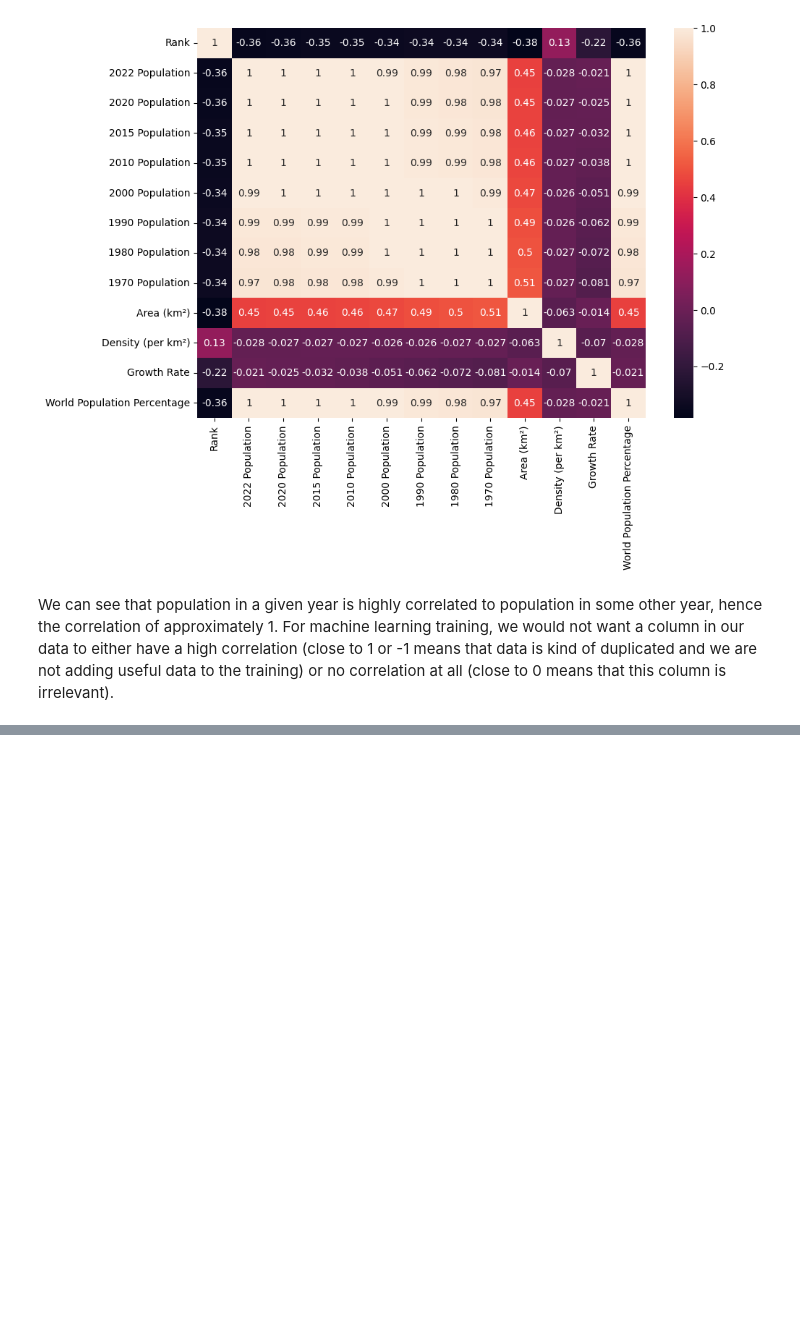
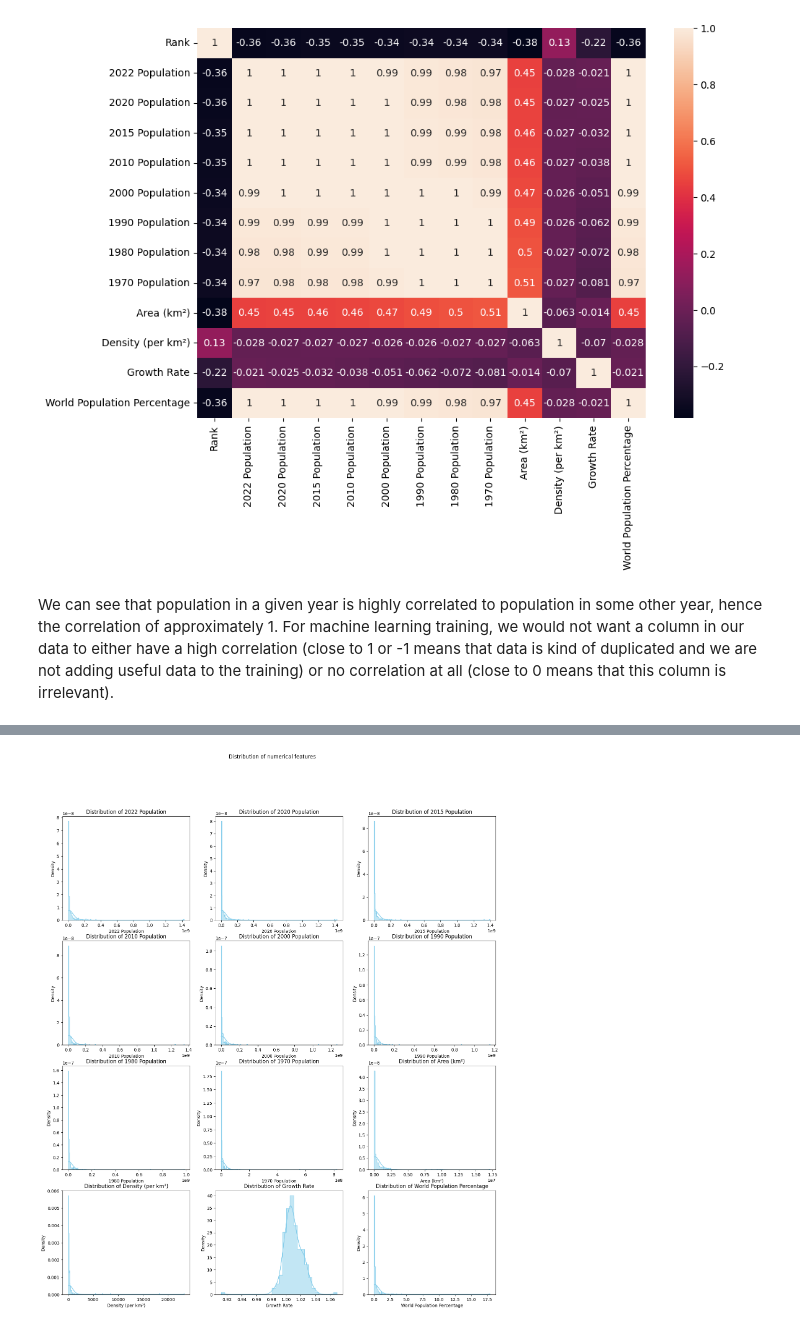
Before and after one commit to atareversei/data-science-playground, a Jupyter notebook: 01-working-with-data/02-world-population.ipynb, the cells around one changed output, grey strips where cells are left out. Drawn from its saved outputs; the diff is of its cells as text; code cells hidden in the pictures; blank space fills up the shorter version.

```diff
--- a/01-working-with-data/02-world-population.ipynb
+++ b/01-working-with-data/02-world-population.ipynb
@@ -66,0 +115,19 @@ For machine learning training, we would not want a column in our data to either
+# %%
+def visualize_numerical_distribution(df):
+    num_cols = 3
+    num_rows = (len(df.columns) + num_cols - 1) // num_cols
+
+    fig, axes = plt.subplots(num_rows, num_cols, figsize=(18, 5 * num_rows))
+    fig.suptitle('Distribution of numerical features')
+
+    axes = axes.flatten()
+
+    for i, col in enumerate(df):
+      sns.histplot(df[col], kde=True, ax=axes[i], color="skyblue", element="step", stat="density")
+      axes[i].set_title(f'Distribution of {col}')
+      axes[i].set_xlabel(col)
+      axes[i].set_ylabel('Density')
+# %%
+visualize_numerical_distribution(df[numeric_features].drop(['Rank'], axis=1))
+# %% [output]
+[figure, added]
```
Also changed, not shown: parts of 6 cells of this notebook.
